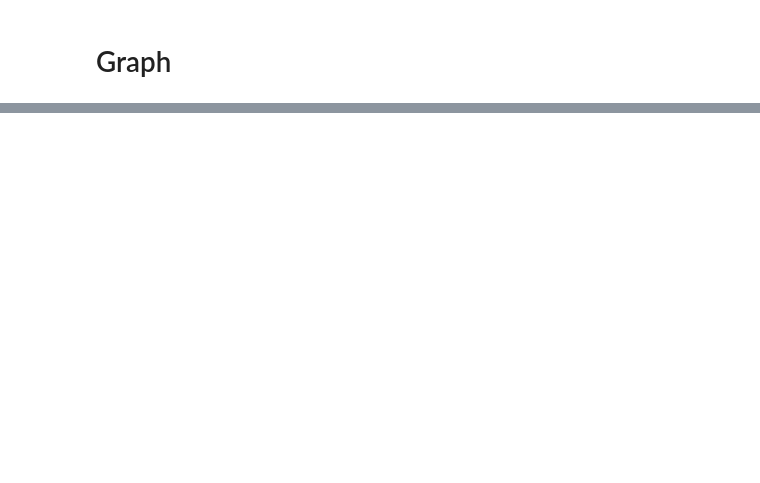
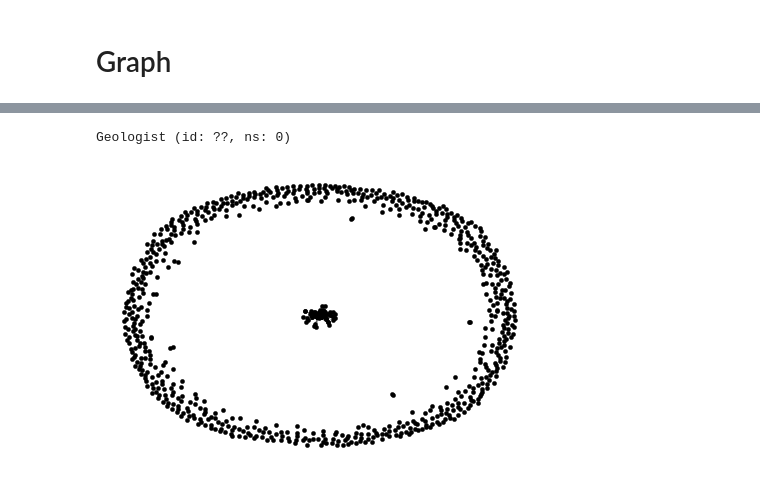
Before and after one commit to aaag97/ntds-projects, a Jupyter notebook: Project/wikipedia.ipynb, the cells around one changed output, grey strips where cells are left out. Cells and saved outputs as stored; diff of their text form; code cells hidden in the pictures; blank space fills up the shorter version.

```diff
--- a/Project/wikipedia.ipynb
+++ b/Project/wikipedia.ipynb
@@ -244,0 +329,15 @@ Propagator (id: ??, ns: 0)
+# %%
+list_articles[1498]
+# %% [output]
+Geologist (id: ??, ns: 0)
+# %%
+options = {
+    'node_color': 'black',
+    'node_size': 20,
+    'line_color': 'grey',
+    'linewidths': 0.2,
+    'width': 0.3,
+}
+nx.draw(graph, **options)
+# %% [output]
+[figure, added]
```
Also changed, not shown: parts of 28 cells of this notebook.
